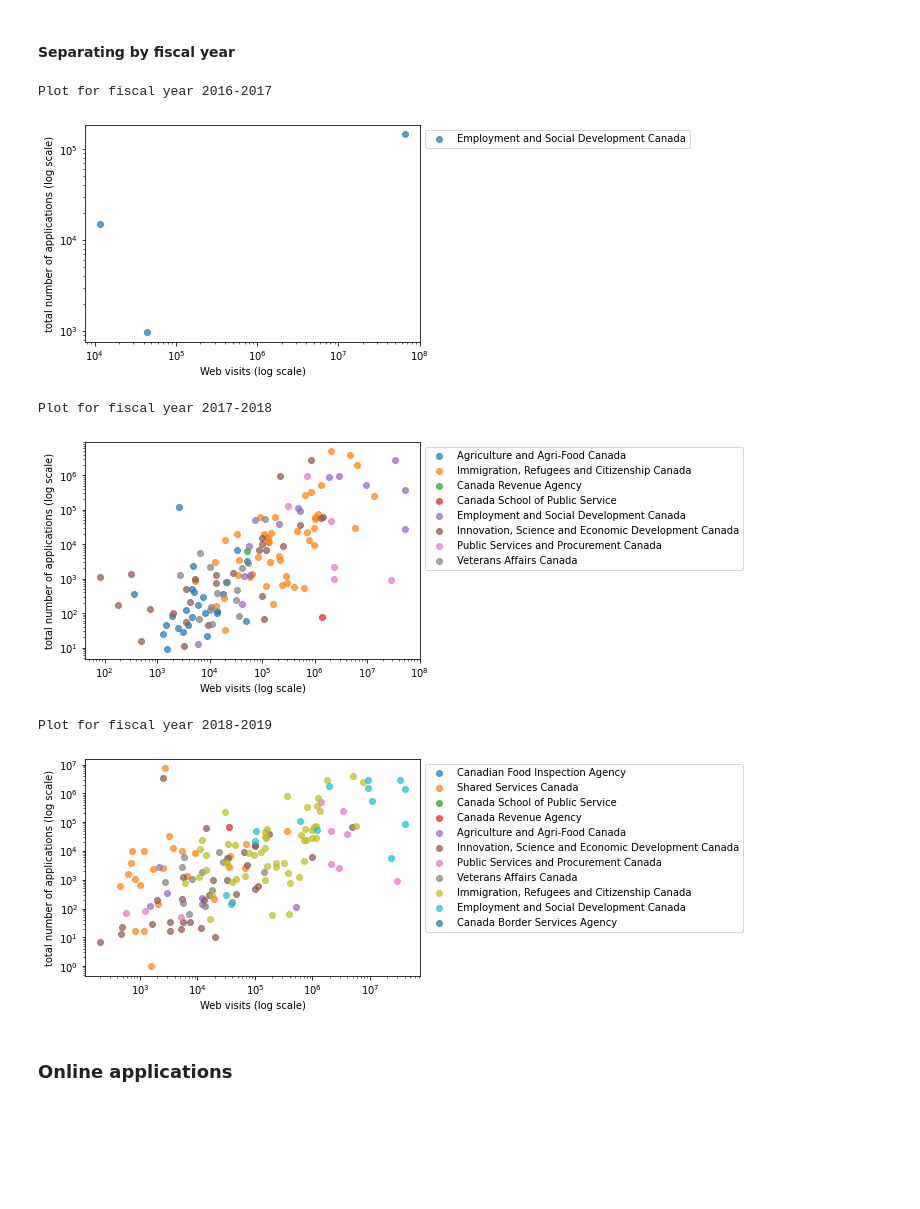
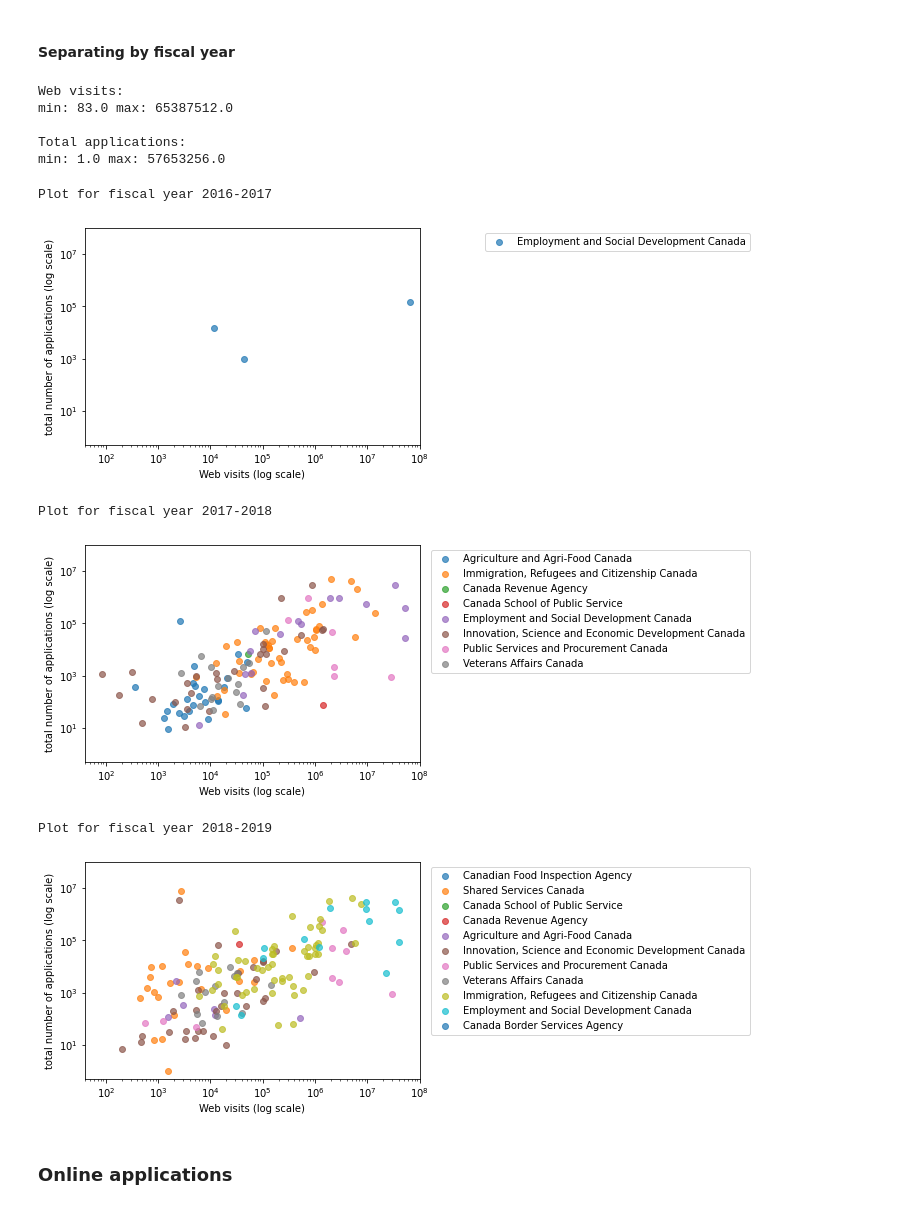
Before and after one commit to d-ta/GC-Service-Inventory-EDA, a Jupyter notebook: GC Service Inventory_DJ.ipynb, the cells around one changed output. Saved outputs shown, nothing was run; the diff lists cells and outputs as text; code cells hidden in the pictures; blank space fills up the shorter version.

```diff
--- a/GC Service Inventory_DJ.ipynb
+++ b/GC Service Inventory_DJ.ipynb
@@ -93,9 +78,9 @@ extern,intern,enterprise       1
 Name: external_internal, dtype: int64
 # %%
 def translate_to_EI(val):
-    if val == 'extern':
+    if val in ['extern', 'EX']:
         return 'EX'
-    elif val in ['enterprise', 'intern', 'enterprise,intern']:
+    elif val in ['enterprise', 'intern', 'enterprise,intern', 'IN']:
         return 'IN'
     else:
         return 'EI'
@@ -110,0 +102,4 @@ Name: external_internal, dtype: int64
+# %%
+#Replace 'ND' with nan
+df_inv['use_of_sin'] = df_inv.use_of_sin.replace(to_replace = 'ND', value = np.nan)
+df_inv.use_of_sin.unique()
@@ -194,32 +191,51 @@ plt.show()
 [figure]
 # %% [markdown]
 #### Separating by fiscal year
+# %%
+print('Web visits:')
+print('min:', df_web.web_visits_info_service.min(), 'max:', df_web.web_visits_info_service.max(),'\n')
+print('Total applications:')
+print('min:', df_web.total_applications.min(), 'max:', df_web.total_applications.max())
+# %% [output]
+Web visits:
+min: 83.0 max: 65387512.0
+
+Total applications:
+min: 1.0 max: 57653256.0
 # %%
 for year in df_web.fiscal_yr.unique():
     print('Plot for fiscal year', year)
     df_web_cur = df_web[df_web.fiscal_yr == year]
 
     #Data is currently available for the following department
     departments_web_cur = df_web_cur.department_name_en.unique()
 
     #Plot
     for dept in departments_web_cur:
         temp_df = df_web_cur[df_web_cur.department_name_en == dept]
         plt.scatter(x = temp_df.web_visits_info_service, y = temp_df.total_applications, label=dept, alpha = 0.7)
 
+    #Log scale for visibility
     plt.xscale('log')
     plt.yscale('log')
+
+    #Axis range for consistency
+    ax = plt.gca()
+    ax.set_xlim([40, 10e7])
+    ax.set_ylim([0.5, 10e7])
+
+    #Axis names
     plt.xlabel('Web visits (log scale)')
     plt.ylabel('total number of applications (log scale)')
-    plt.legend(bbox_to_anchor=(1, 1))
+    plt.legend(bbox_to_anchor=(2, 1))
     plt.show()
 # %% [output]
 Plot for fiscal year 2016-2017
-[figure, old version]
+[figure, new version]
 Plot for fiscal year 2017-2018
-[figure, old version]
+[figure, new version]
 Plot for fiscal year 2018-2019
-[figure, old version]
+[figure, new version]
 # %% [markdown]
 ### Online applications
 # %%
```
Also changed, not shown: parts of 41 cells of this notebook.
